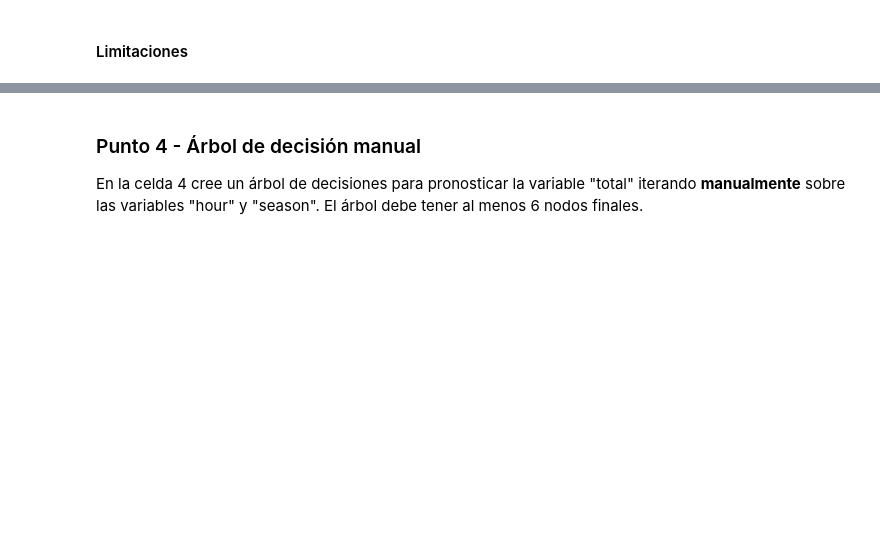
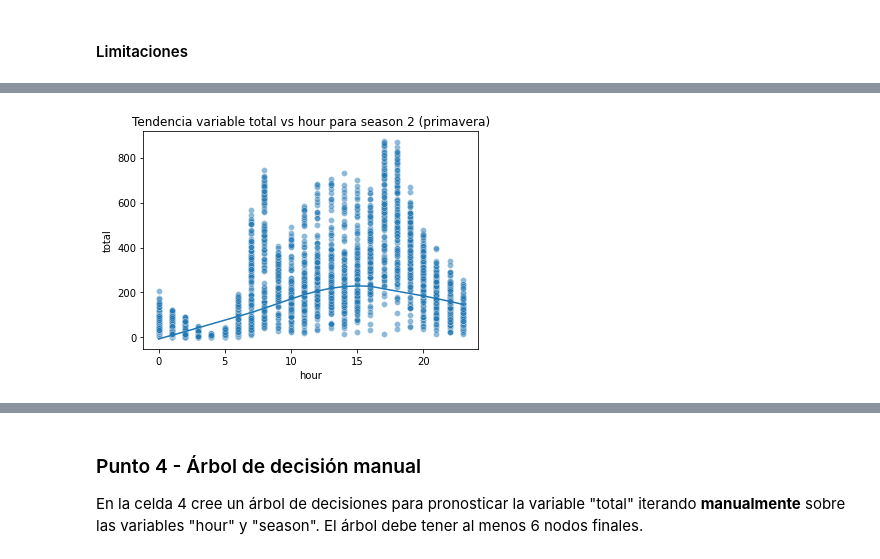
Before and after one commit to asernat/MIAD_ML_NLP, a Jupyter notebook: Semana 1/S1TC1_arboles_ensamblajes.ipynb, the cells around one changed output, grey strips where cells are left out. Cells and saved outputs as stored; diff of their text form; code cells hidden in the pictures; blank space fills up the shorter version.

```diff
--- a/Semana 1/S1TC1_arboles_ensamblajes.ipynb
+++ b/Semana 1/S1TC1_arboles_ensamblajes.ipynb
@@ -218,0 +231,9 @@ plt.show()
+# %%
+sns.scatterplot(data=bikes[bikes["season"]==2], x="hour", y="total", alpha=0.5)
+lowess = sm.nonparametric.lowess
+smooth = lowess(bikes["total"],bikes["hour"])
+plt.plot(smooth[:,0],smooth[:,1])
+plt.title("Tendencia variable total vs hour para season 2 (primavera)")
+plt.show()
+# %% [output]
+[figure, added]
```
Also changed, not shown: parts of 26 cells of this notebook.
